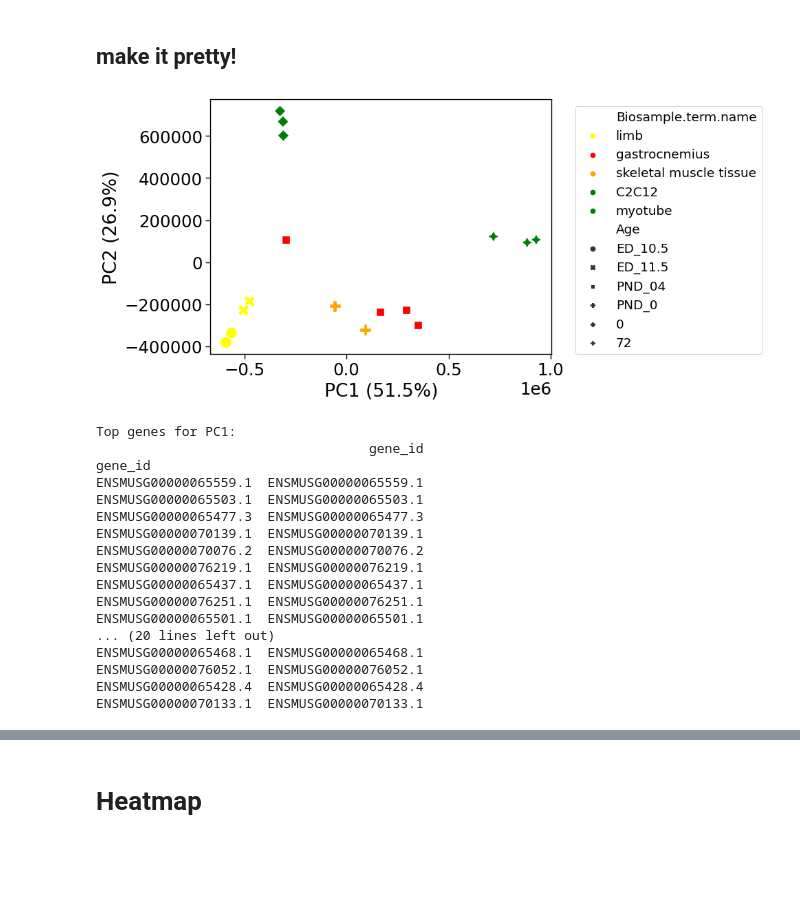
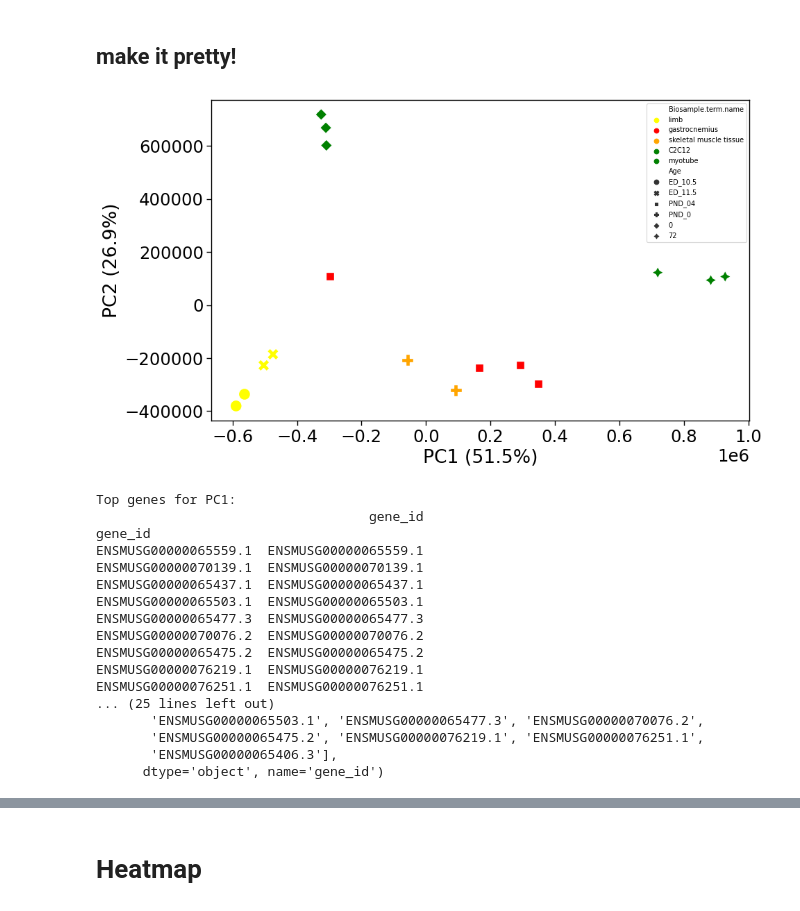
Before and after one commit to maroonApricot/cosmos-project, a Jupyter notebook: pcaheatmap.ipynb, the cells around one changed output, grey strips where cells are left out. Saved outputs shown, nothing was run; the diff lists cells and outputs as text; code cells hidden in the pictures; blank space fills up the shorter version.

```diff
--- a/pcaheatmap.ipynb
+++ b/pcaheatmap.ipynb
@@ -95,21 +95,22 @@ pca_df = pca_df.merge(metadata, left_index=True, right_on='Sample')
 # %%
 # Make a mini dictionary to assign color to fshd status
 c_dict = {'myotube': 'green',
           'C2C12': 'green',
           'skeletal muscle tissue': 'orange',
           'gastrocnemius': 'red',
           'limb': 'yellow'}
 
+plt.figure(figsize=(10,6))
 ax = sns.scatterplot(data=pca_df, x=cols[0], y=cols[1],
                      s=150, # size of point
                      hue='Biosample.term.name', palette=c_dict, style='Age')
-plt.legend(bbox_to_anchor=(1.05, 1), loc='upper left', fontsize="x-small")
+plt.legend(loc='upper right', fontsize=7)
 
 #export
 output_file = "plots/PCA_sm_gastroc.png"
-plt.savefig(output_file, dpi=300)
+plt.savefig(output_file)
 # %% [output]
-[figure, old version]
+[figure, new version]
 # %%
 # Get the top weighted genes for PC1 and PC2
 top_genes_pc1 = input_df.columns[pca.components_[0].argsort()[::-1]]
@@ -122,24 +123,26 @@ print(top_genes_pc1.to_frame().head(n=15))
 # Print the top weighted genes for PC2
 print("Top genes for PC2:")
 print(top_genes_pc2.to_frame().head(n=15))
+
+print(top_genes_pc1[0:10][0:10])
 # %% [output]
 Top genes for PC1:
                                    gene_id
 gene_id
 ENSMUSG00000065559.1  ENSMUSG00000065559.1
+ENSMUSG00000070139.1  ENSMUSG00000070139.1
+ENSMUSG00000065437.1  ENSMUSG00000065437.1
 ENSMUSG00000065503.1  ENSMUSG00000065503.1
 ENSMUSG00000065477.3  ENSMUSG00000065477.3
-ENSMUSG00000070139.1  ENSMUSG00000070139.1
 ENSMUSG00000070076.2  ENSMUSG00000070076.2
+ENSMUSG00000065475.2  ENSMUSG00000065475.2
 ENSMUSG00000076219.1  ENSMUSG00000076219.1
-ENSMUSG00000065437.1  ENSMUSG00000065437.1
 ENSMUSG00000076251.1  ENSMUSG00000076251.1
-ENSMUSG00000065501.1  ENSMUSG00000065501.1
-... (20 lines left out)
-ENSMUSG00000065468.1  ENSMUSG00000065468.1
-ENSMUSG00000076052.1  ENSMUSG00000076052.1
-ENSMUSG00000065428.4  ENSMUSG00000065428.4
-ENSMUSG00000070133.1  ENSMUSG00000070133.1
+... (25 lines left out)
+       'ENSMUSG00000065503.1', 'ENSMUSG00000065477.3', 'ENSMUSG00000070076.2',
+       'ENSMUSG00000065475.2', 'ENSMUSG00000076219.1', 'ENSMUSG00000076251.1',
+       'ENSMUSG00000065406.3'],
+      dtype='object', name='gene_id')
 # %%
 merged_df.head()
 # %% [output]
```
Also changed, not shown: parts of 9 cells of this notebook, 1 other file.
